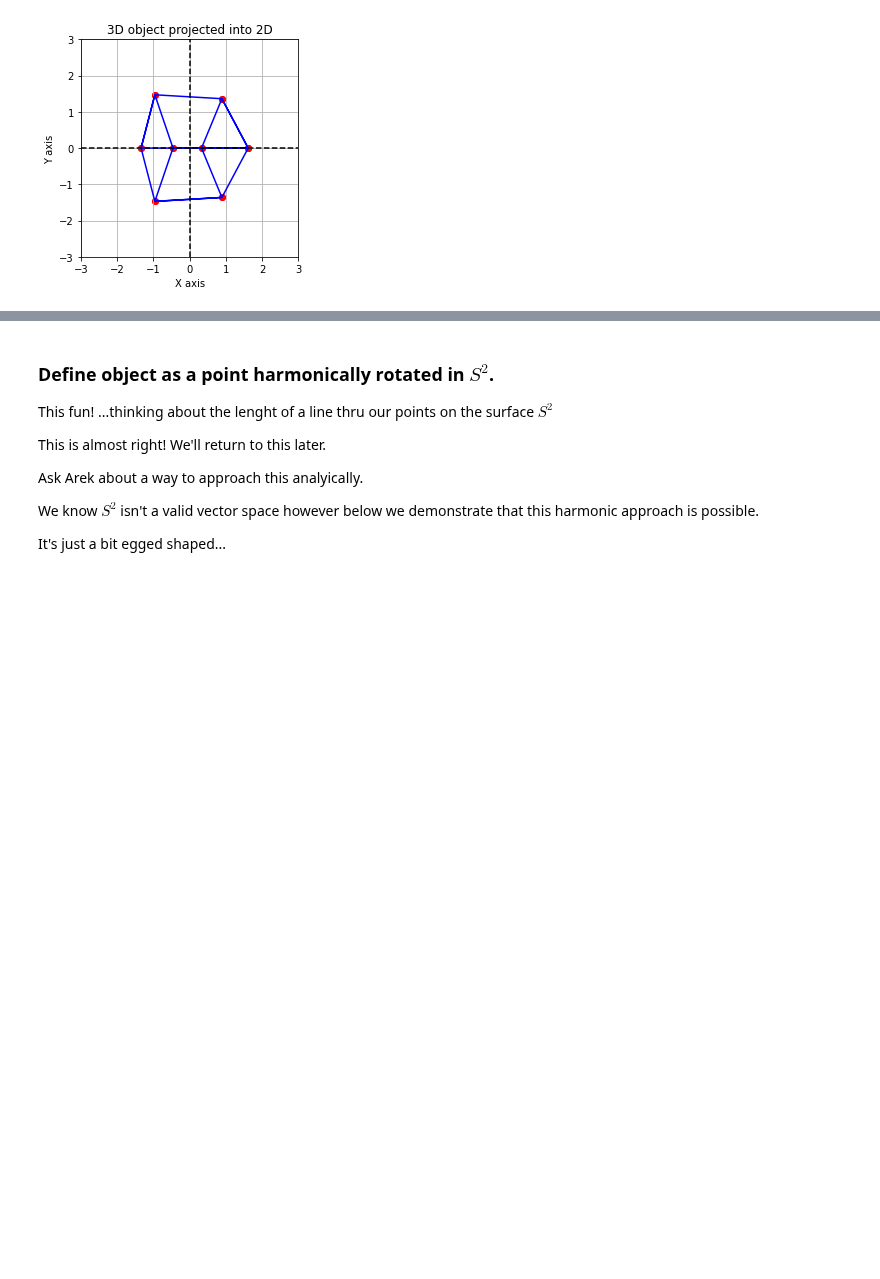
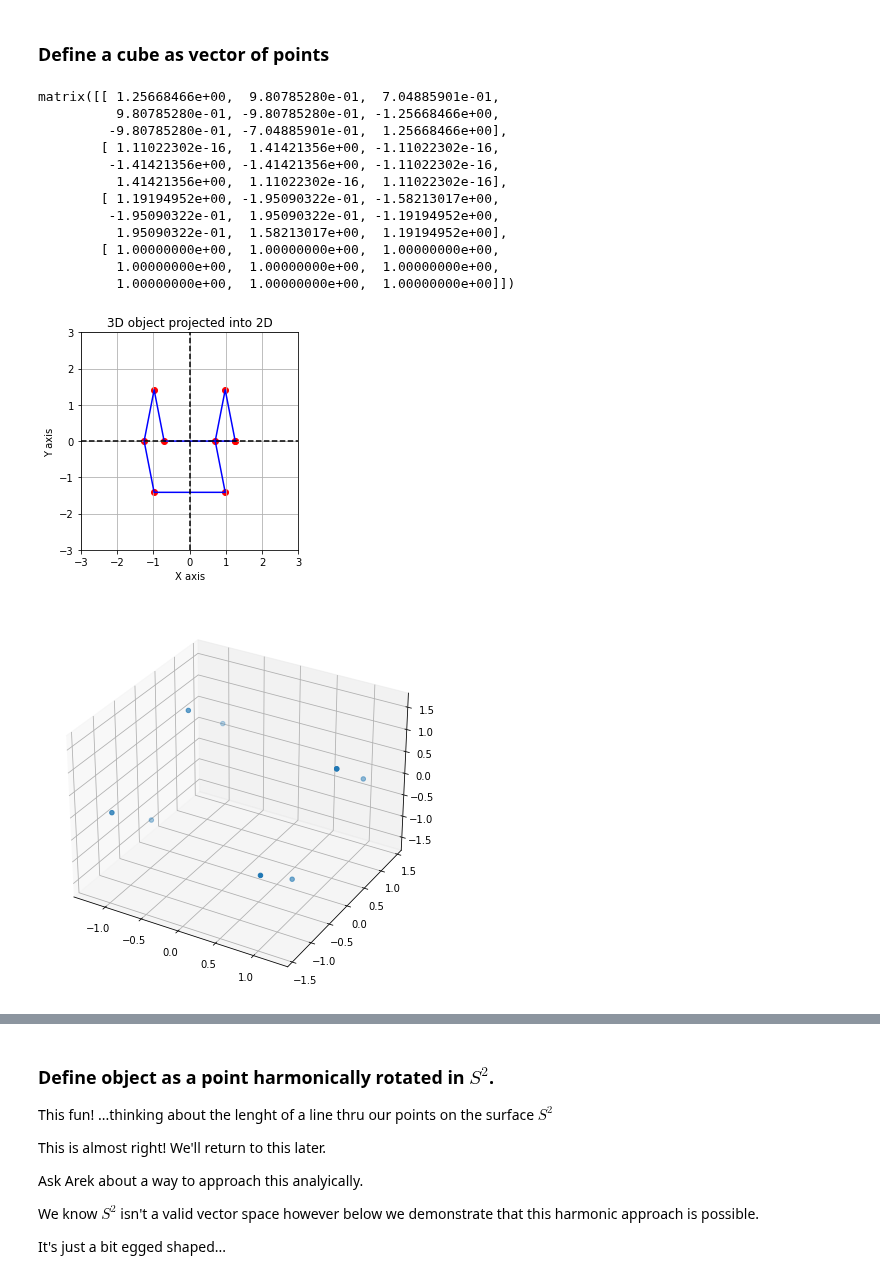
Before and after one commit to fractalclockwork/Math725, a Jupyter notebook: Projects/HarmonicPolytopes.ipynb, the cells around one changed output, grey strips where cells are left out. Cells and saved outputs as stored; diff of their text form; code cells hidden in the pictures; blank space fills up the shorter version.

```diff
--- a/Projects/HarmonicPolytopes.ipynb
+++ b/Projects/HarmonicPolytopes.ipynb
@@ -48,28 +49,57 @@ def rot(thetaX,thetaY, thetaZ):
             [0,0,1,0],\
             [0,0,0,1]])
     return(Tz*Ty*Tx) # think about the order of operatons here, this seems natural
+# %% [markdown]
+### Define a cube as vector of points
 # %%
-# Manually define a cube by the point on each face
+# Manually define a cube by the points on each face
 D = np.matrix(([[1,-1,-1, 1,1,  1,-1,-1, 1,  1, 1,-1,-1, -1,-1, 1, 1],\
                 [1, 1,-1,-1,1,  1, 1,-1,-1,  1, 1, 1, 1, -1,-1,-1,-1],\
                 [1, 1, 1, 1,1, -1,-1,-1,-1, -1, 1, 1,-1, -1, 1, 1,-1],\
                 [1, 1, 1, 1,1,  1, 1, 1, 1,  1, 1, 1, 1,  1, 1, 1, 1]]))
 
+# Another manual way.
+D = np.matrix([ \
+               [1,1,1,1], \
+               [1,1,-1,1], [1,-1,-1,1],[1,-1,1,1], \
+               [-1,-1,1,1],[-1,-1,-1,1], [-1,1,-1,1],[-1,1,1,1],  [1,1,1,1]\
+              ]).T
+
 # Let's do a projection for the sake of visualization.
 # Look Ma, I do Maths!
 d = 10 # distance of projection
 P = np.matrix([[1,0,0,0],[0,1,0,0],[0,0,0,0],[0,0,-1/d,1]])
+P= np.eye(4)
 
 # do a rotatation and projection
 phi = 2*np.pi/8
-T = rot(phi,phi/2,0)
+T = rot(phi,phi/4,0)
 M = P*(T*D)
 H = M[3]
 N = np.divide(M,H)[0:2] # normalize
 
 # Display Object
 x,=N[0].tolist()
 y,=N[1].tolist()
 plain_plot(x,y)
+
+display(M)
+x,=M[0].tolist(); y,=M[1].tolist(); z,=M[2].tolist();
+fig = plt.figure(figsize = (10, 7))
+ax = plt.axes(projection ="3d")
+ax.scatter3D(x, y, z);
 # %% [output]
+matrix([[ 1.25668466e+00,  9.80785280e-01,  7.04885901e-01,
+          9.80785280e-01, -9.80785280e-01, -1.25668466e+00,
+         -9.80785280e-01, -7.04885901e-01,  1.25668466e+00],
+        [ 1.11022302e-16,  1.41421356e+00, -1.11022302e-16,
+         -1.41421356e+00, -1.41421356e+00, -1.11022302e-16,
+          1.41421356e+00,  1.11022302e-16,  1.11022302e-16],
+        [ 1.19194952e+00, -1.95090322e-01, -1.58213017e+00,
+         -1.95090322e-01,  1.95090322e-01, -1.19194952e+00,
+          1.95090322e-01,  1.58213017e+00,  1.19194952e+00],
+        [ 1.00000000e+00,  1.00000000e+00,  1.00000000e+00,
+          1.00000000e+00,  1.00000000e+00,  1.00000000e+00,
+          1.00000000e+00,  1.00000000e+00,  1.00000000e+00]])
-[figure, old version]
+[figure, new version]
+[figure, added]
```
Also changed, not shown: parts of 16 cells of this notebook, 1 other file.
